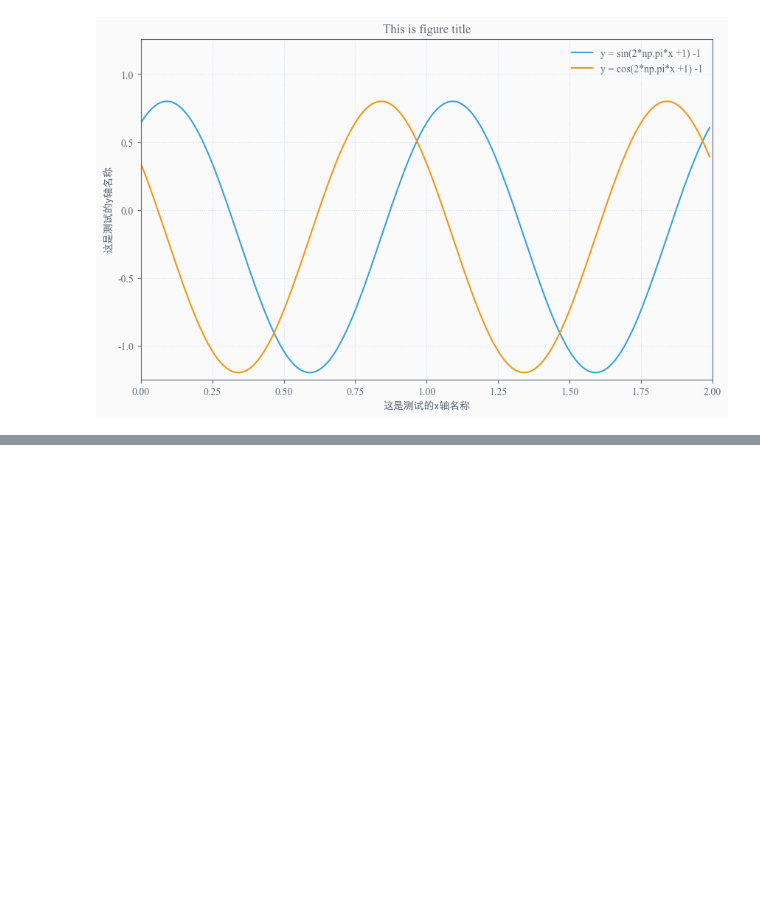
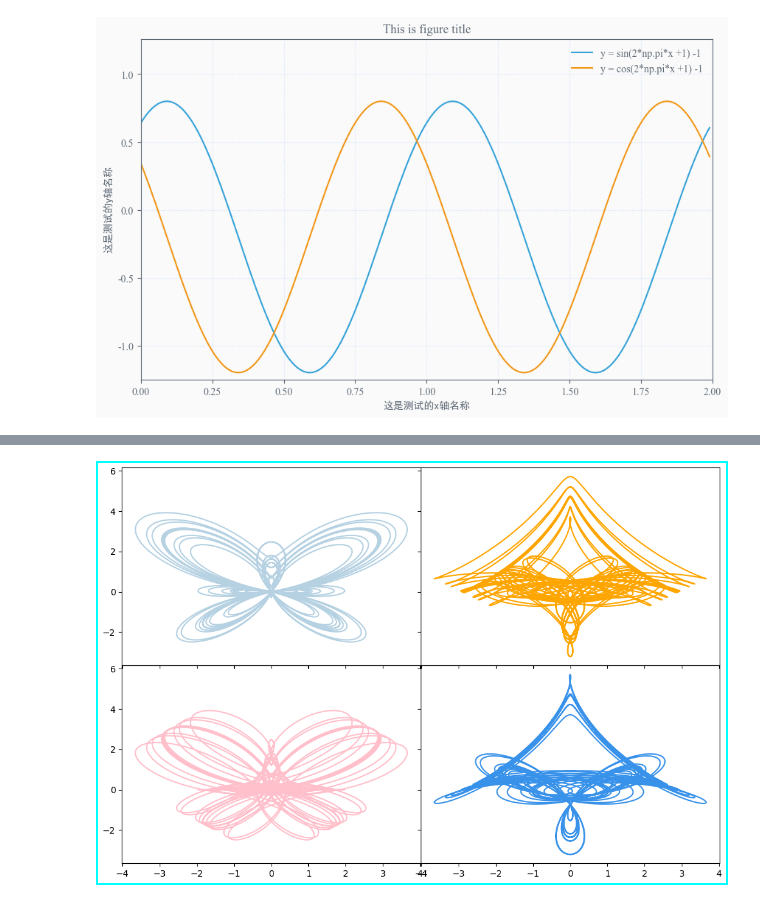
Before and after one commit to 750402142/Python_Learn, a Jupyter notebook: pylearn/模块4-数据可视化/学术.ipynb, the cells around one changed output, grey strips where cells are left out. Drawn from its saved outputs; the diff is of its cells as text; code cells hidden in the pictures; blank space fills up the shorter version.

```diff
--- a/pylearn/模块4-数据可视化/学术.ipynb
+++ b/pylearn/模块4-数据可视化/学术.ipynb
@@ -83,0 +237,47 @@ dict_keys(['dark', 'light', 'mirage'])
+# %%
+# 设置点的个数
+m = 20
+n = 256 * m + 1  # 总点数
+# 变量的取值范围
+tx = np.linspace(0, 24 * np.pi, n)
+# 初始化 x 和 y 数组
+x = np.zeros(n)
+y = np.zeros(n)
+y1 = np.zeros(n)
+y2 = np.zeros(n)
+y3 = np.zeros(n)
+# 计算函数的值
+for i in range(n):
+    t = tx[i]
+    x[i] = np.sin(t) * (np.exp(np.cos(t)) - 2 * np.cos(4 * t) - (np.sin(t / 12))**5)
+    y[i] = np.cos(t) * (np.exp(np.cos(t)) - 2 * np.cos(4 * t) - (np.sin(t / 12))**5)
+    y1[i] = np.cos(t) * (np.exp(np.cos(t)) + 2 * np.cos(4 * t) - (np.sin(t / 12))**5)
+    y2[i] = np.cos(t) * (np.exp(np.cos(t)) - 2 * np.cos(4 * t) + (np.sin(t / 12))**5)
+    y3[i] = np.cos(t) * (np.exp(np.cos(t)) + 2 * np.cos(4 * t) + (np.sin(t / 12))**5)
+value_y = []
+value_y.extend([y,y1,y2,y3])
+colors = ['#b5d1e2','orange','pink','#3992ea']
+# %%
+
+fig,axs = plt.subplots(
+    nrows = 2,#子图的行数
+    ncols = 2,#子图的列数
+    figsize = (12,8),#画布的大小
+    dpi = 100,#分辨率
+    sharex=True,#共享x轴
+    sharey = True,#共享y轴
+    facecolor = "None",#设置背景色为透明
+    frameon = True,#开启还不得边框
+    linewidth = 4,#设置边框的线条宽度
+    edgecolor = "cyan",#边框的颜色
+    width_ratios=[2,2],#子图每列的宽度比
+    height_ratios=[2,2],#子图每行的宽度比例
+    subplot_kw = {'facecolor':'none'},#子图的背景色为透明
+    gridspec_kw={'hspace':0, 'wspace':0},#子图的间距
+)
+for index,ax in enumerate(axs.flatten()):
+    ax.plot(x,value_y[index],color = colors[index])
+
+plt.show()
+# %% [output]
+[figure, added]
```
Also changed, not shown: parts of 19 cells of this notebook, 1 other file.
